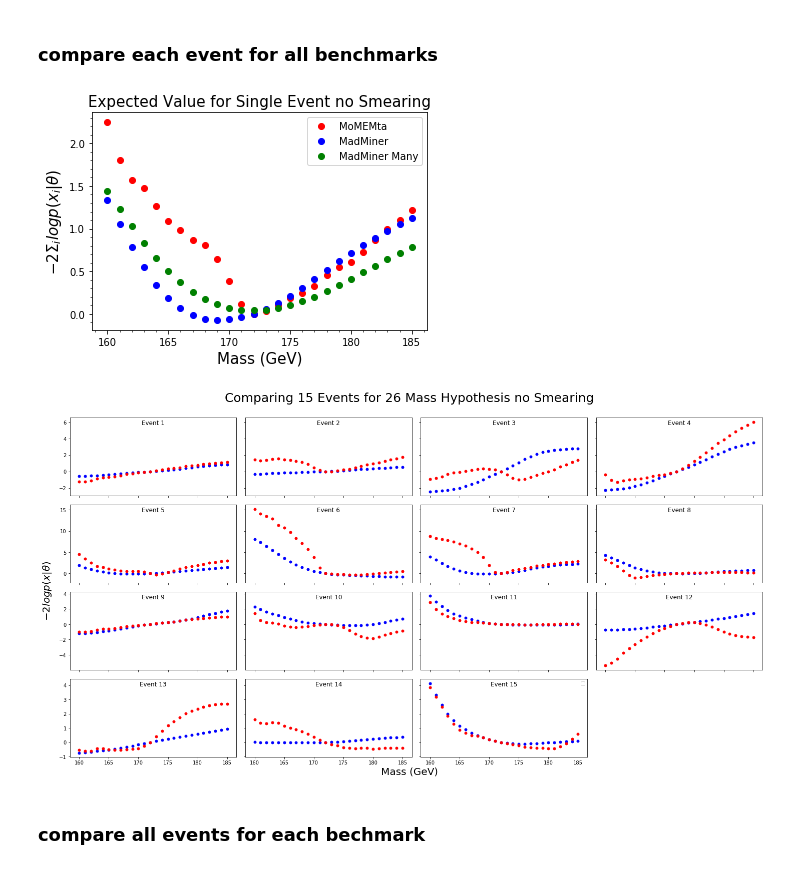
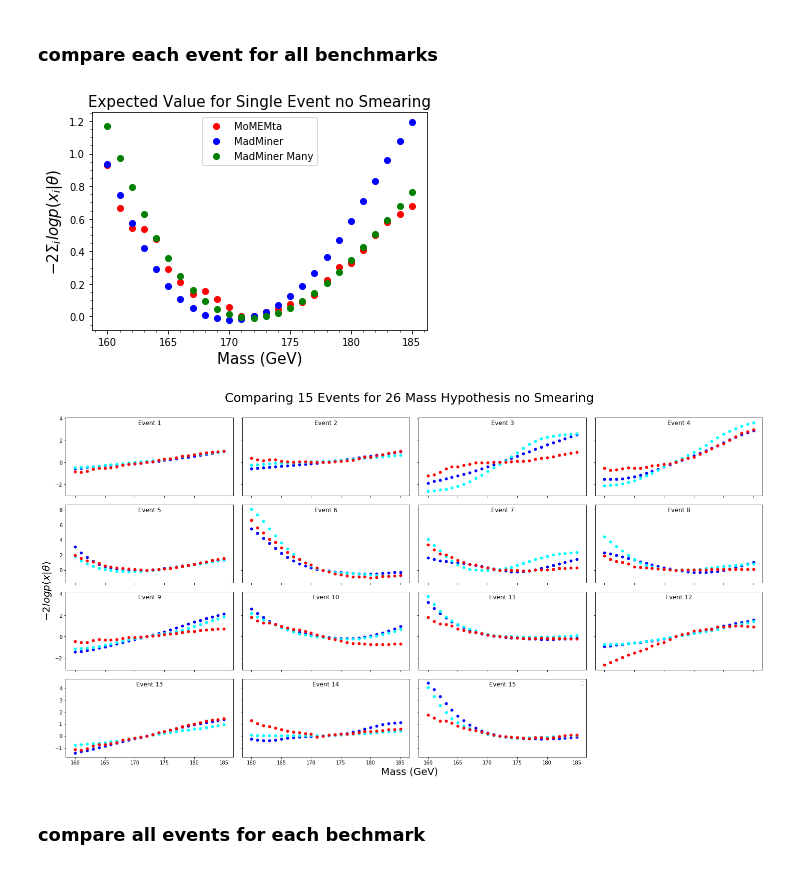
Before and after one commit to zbhatti/madminer, a Jupyter notebook: momemta/Momemta Ratios Analysis.ipynb, the cells around one changed output. Cells and saved outputs as stored; diff of their text form; code cells hidden in the pictures.

```diff
--- a/momemta/Momemta Ratios Analysis.ipynb
+++ b/momemta/Momemta Ratios Analysis.ipynb
@@ -9,8 +9,8 @@ import matplotlib.ticker as tck
 
 # without smearing:
 smearing_str = 'no Smearing'
-momemta_weight_filepath = "weights21.csv"
-madminer_model_files = '/home/zbhatti/codebase/madminer/momemta/inputs/alice_more_benchmarks/alice'
+momemta_weight_filepath = "weights20.csv"
+madminer_model_files = '/home/zbhatti/codebase/madminer/momemta/inputs/alice_data_train_hyperparameter_1/alice'
 madminer_x_test_filepath = '/home/zbhatti/codebase/madminer/momemta/inputs/data_more_benchmarks/x_test.npy'
 
 
@@ -127,7 +127,7 @@ print theta0.shape, x.shape, log_ratios_T.shape
 (26, 1) (15, 23) (26, 15)
 # %%
 forge_dup = ParameterizedRatioEstimator(n_hidden=(100, 100))
-forge_dup.load('/home/zbhatti/codebase/madminer/momemta/inputs/alice_hpc_6_dup/alice')
+forge_dup.load('/home/zbhatti/codebase/madminer/momemta/inputs/alice_more_benchmarks/alice')
 log_ratios_T_dup, _ = forge_dup.evaluate_log_likelihood_ratio(x=x, theta=theta0, test_all_combinations=True, run_on_gpu=False)
 madminer_log_ratios_dup = log_ratios_T_dup.T
 madminer_log_sq_ratios_dup = -2*madminer_log_ratios_dup
@@ -186,27 +186,27 @@ plt.axes().yaxis.set_minor_locator(tck.AutoMinorLocator())
 plt.axes().xaxis.set_minor_locator(tck.AutoMinorLocator())
 plt.show()
 # %% [output]
-[figure, old version]
+[figure, new version]
 # %%
 m, n = 4, 4
 fig, ax = plt.subplots(m, n, sharex='col', sharey='row')
 fig.set_size_inches(20,10)
 for i in range(0, n_events):
     x_idx, y_idx = i // m, i % n
     ax[x_idx][y_idx].scatter(benchmarks, madminer_log_sq_ratios[i], marker='o', color='blue', s=25)
-#     ax[x_idx][y_idx].scatter(benchmarks, madminer_log_sq_ratios_dup[i], marker='o', color='cyan', s=25)
+    ax[x_idx][y_idx].scatter(benchmarks, madminer_log_sq_ratios_dup[i], marker='o', color='cyan', s=25)
     ax[x_idx][y_idx].scatter(benchmarks, momemta_log_sq_ratios[i] - momemta_log_sq_ratios[i, expected_benchmark_idx], marker='o', color='red', s=25)
     ax[x_idx][y_idx].set_title('Event {}'.format(i + 1),pad=-15)
 
 fig.delaxes(ax[-1][-1])
 fig.text(0.5, -0.01, 'Mass (GeV)', ha='center', fontsize=20)
 fig.text(-0.01, 0.5, r'$-2logp(x|\theta)$', va='center', rotation='vertical', fontsize=20)
 fig.text(0.5, 1.05, 'Comparing {} Events for {} Mass Hypothesis {}'.format(n_events, n_benchmarks, smearing_str), ha='center', va='top', fontsize=25)
 plt.legend()
 plt.tight_layout()
 plt.show()
 # %% [output]
-[figure, old version]
+[figure, new version]
 # %% [markdown]
 ### compare all events for each bechmark
 # %%
```
Also changed, not shown: parts of 11 cells of this notebook.
